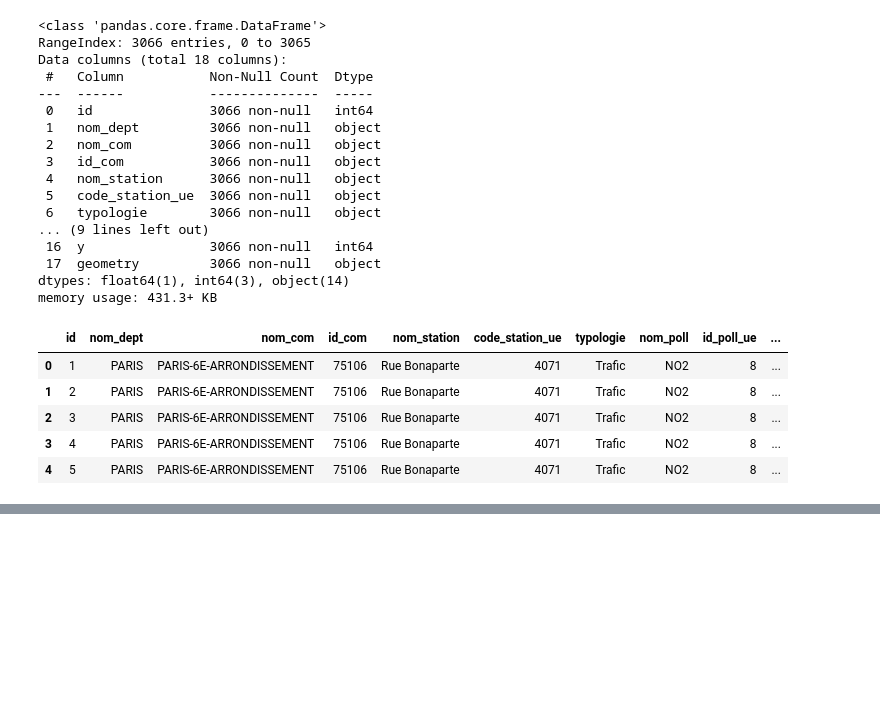
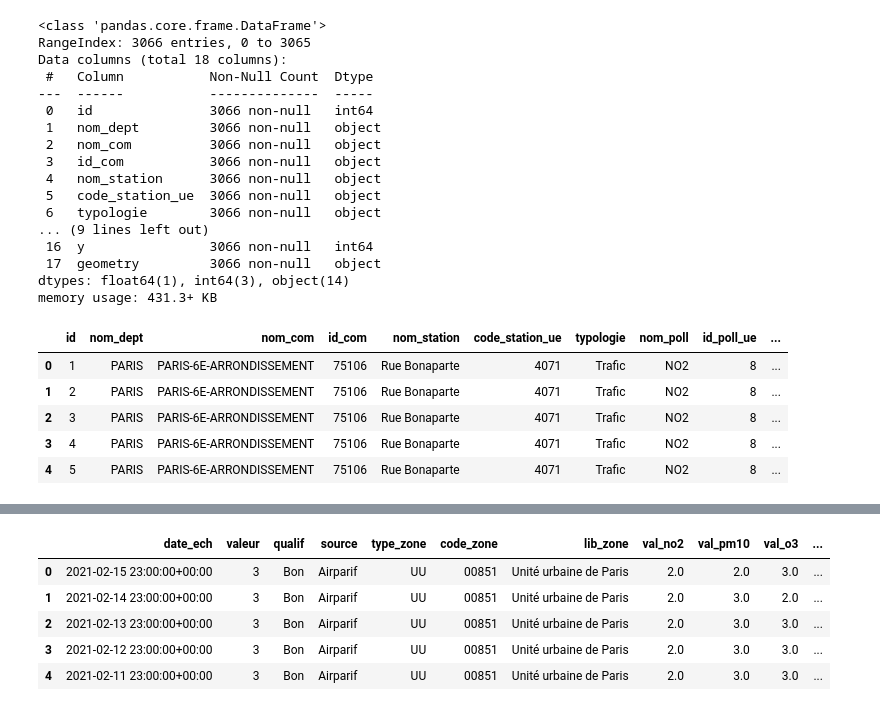
Before and after one commit to Hu9o73/green_ai_project, a Jupyter notebook: main.ipynb, the cells around one changed output, grey strips where cells are left out. Saved outputs shown, nothing was run; the diff lists cells and outputs as text; code cells hidden in the pictures; blank space fills up the shorter version.

```diff
--- a/main.ipynb
+++ b/main.ipynb
@@ -38,0 +63,9 @@ df.head()
+# %%
+df2.head()
+# %% [output]
+|  | date_ech | valeur | qualif | source | type_zone | code_zone | lib_zone | val_no2 | val_pm10 | val_o3 | ... |
+| 0 | 2021-02-15 23:00:00+00:00 | 3 | Bon | Airparif | UU | 00851 | Unité urbaine de Paris | 2.0 | 2.0 | 3.0 | ... |
+| 1 | 2021-02-14 23:00:00+00:00 | 3 | Bon | Airparif | UU | 00851 | Unité urbaine de Paris | 2.0 | 3.0 | 2.0 | ... |
+| 2 | 2021-02-13 23:00:00+00:00 | 3 | Bon | Airparif | UU | 00851 | Unité urbaine de Paris | 2.0 | 3.0 | 3.0 | ... |
+| 3 | 2021-02-12 23:00:00+00:00 | 3 | Bon | Airparif | UU | 00851 | Unité urbaine de Paris | 2.0 | 3.0 | 3.0 | ... |
+| 4 | 2021-02-11 23:00:00+00:00 | 3 | Bon | Airparif | UU | 00851 | Unité urbaine de Paris | 2.0 | 3.0 | 3.0 | ... |
```
Also changed, not shown: parts of 3 cells of this notebook, 2 other files.
